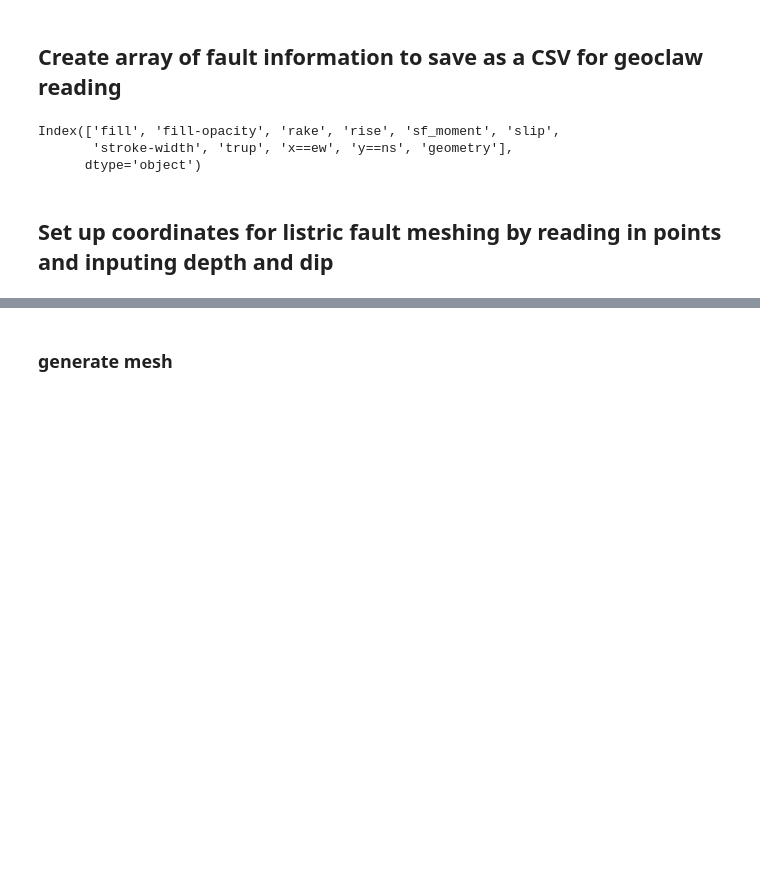
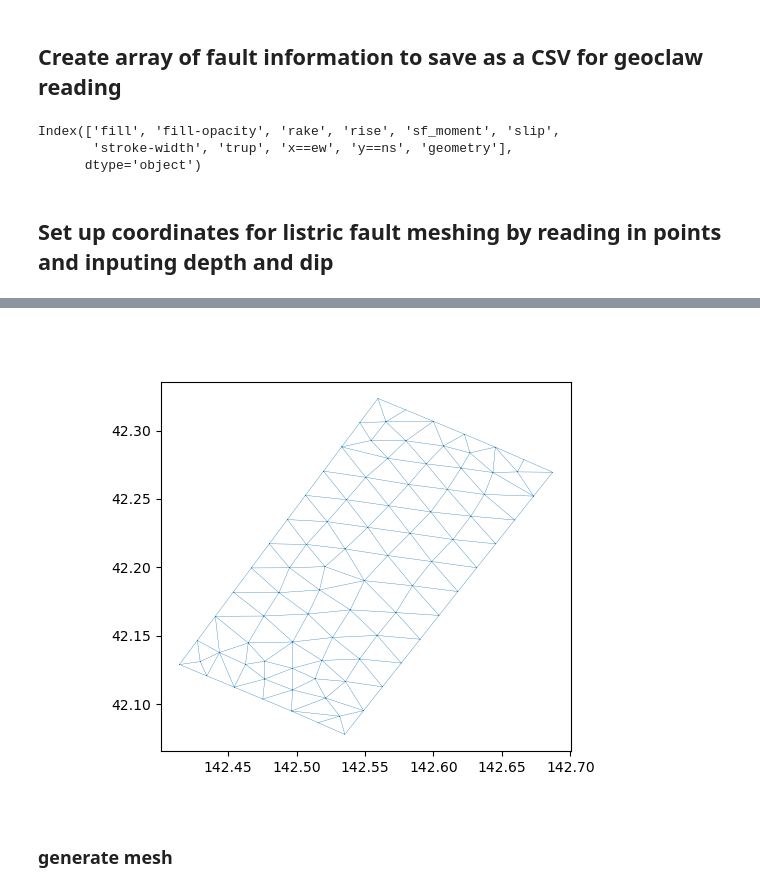
Before and after one commit to e-middleton/Emily_fault_displacement, a Jupyter notebook: fault_displacement.ipynb, the cells around one changed output, grey strips where cells are left out. Saved outputs shown, nothing was run; the diff lists cells and outputs as text; code cells hidden in the pictures; blank space fills up the shorter version.

```diff
--- a/fault_displacement.ipynb
+++ b/fault_displacement.ipynb
@@ -511,8 +511,8 @@ slip area (km^2):  2181.197227193573
 # %%
 ##Create CSV file for the fault mesh to read into geoclaw from ishikari fault/beginning with a triangle mesh
 # follows the format: node1(lon,lat,z[km]) , node2(lon,lat,z[km]) , node3(lon,lat,z[km]) , strike, dip
-
-shape = (mesh["lon1"].size, 11)
+rake_val = 70
+shape = (mesh["lon1"].size, 12)
 values = np.empty(shape) #empty array the correct size, #of rows as subfaults (triangle mesh elements)
 centroids = mesh["centroids"]
 
@@ -542,6 +542,7 @@ values[:, 8] = mesh["dep3"]
 # values[:, 14] = mesh["area"]
 values[:, 9] = mesh["strike"]
 values[:, 10] = mesh["dip"]
+values[:, 11] = np.full_like(values[:,11], rake_val)
 
 
 #RUPTURE PARAMETERS
@@ -731,3 +864,70 @@ cx, cy, cz = sph2cart(all_coords[:, 0], all_coords[:, 1], 6371-all_coords[:, 2])
+# %%
+# generate mesh model
+
+if gmsh.isInitialized() == 0:
+    gmsh.initialize()
+gmsh.option.setNumber("General.Verbosity", 0)
+gmsh.clear()
+
+# Define points
+for j in range(int(n_coords)):
+    gmsh.model.geo.addPoint(cx[j], cy[j], cz[j], clen, j) #triangle mesh size is 5
+
+# # Define lines
+# # Start with lines around the perimeter
+for i in range(int(n_coords-1)):
+    gmsh.model.geo.addLine(i, i+1, i)
+gmsh.model.geo.addLine(i+1, 0, i+1)
+
+gmsh.model.geo.addLine(6, 1, i+2)
+gmsh.model.geo.addLine(5, 2, i+3)
+
+# define curve loops
+
+gmsh.model.geo.addCurveLoop([0, 7, 6, -8], 1)
+gmsh.model.geo.addCurveLoop([1, 8, 5, -9], 2)
+gmsh.model.geo.addCurveLoop([2, 9, 4, 3], 3)
+
+gmsh.model.geo.addSurfaceFilling([1], 1)
+gmsh.model.geo.addSurfaceFilling([2], 2)
+gmsh.model.geo.addSurfaceFilling([3], 3)
+
+gmsh.model.geo.synchronize()
+
+gmsh.model.mesh.setCompound(2, [1, 2, 3]) #2 means 2D, the second param is the list of surface filling tags
+gmsh.write(filename + '.geo_unrolled')
+
+gmsh.model.mesh.generate(2) #meshed in cartesian so they're all in the same units x,y,z
+#Access node coordinates and convert back to spherical
+#nodetags is the tags of the points, nodecoords is the coordinates [n1x, n1y, n1z...]
+nodetags, nodecoords, _ = gmsh.model.mesh.getNodes(-1, -1) #dim = -1, tags = -1, so all nodes in mesh are returned
+lon, lat, r = cart2sph(nodecoords[0::3], nodecoords[1::3], nodecoords[2::3])
+lon = np.rad2deg(lon)
+lat = np.rad2deg(lat)
+dep = r - 6371
+nodecoords[0::3] = lon
+nodecoords[1::3] = lat
+nodecoords[2::3] = dep
+# Reassign spherical node coordinates
+for j in range(len(nodetags)):
+    gmsh.model.mesh.setNode(nodetags[j], nodecoords[3*j:3*j+3], [])
+# Write the mesh for later reading
+
+gmsh.write(filename + '.msh')
+gmsh.finalize()
+
+# Read and parse mesh
+fault = dict()
+faultobj = meshio.read(filename + ".msh")
+fault["points"] = faultobj.points
+fault["verts"] = meshio.CellBlock("triangle", faultobj.get_cells_type("triangle")).data
+fig, ax = plt.subplots()
+# Draw the fault
+ax.triplot(fault["points"][:, 0], fault["points"][:, 1], fault["verts"], linewidth=0.25)
+ax.set_aspect("equal")
+plt.show()
+# %% [output]
+[figure, added]
 # %% [markdown]
 ### generate mesh
 # %%
```
Also changed, not shown: parts of 15 cells of this notebook.
